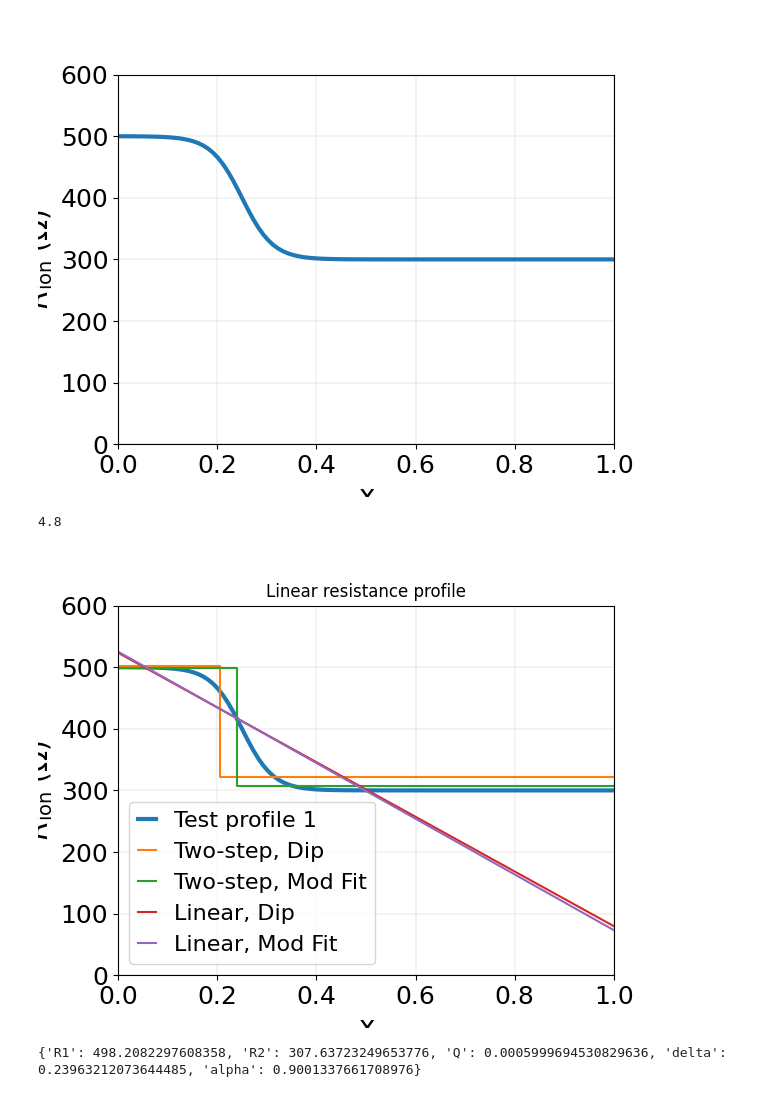
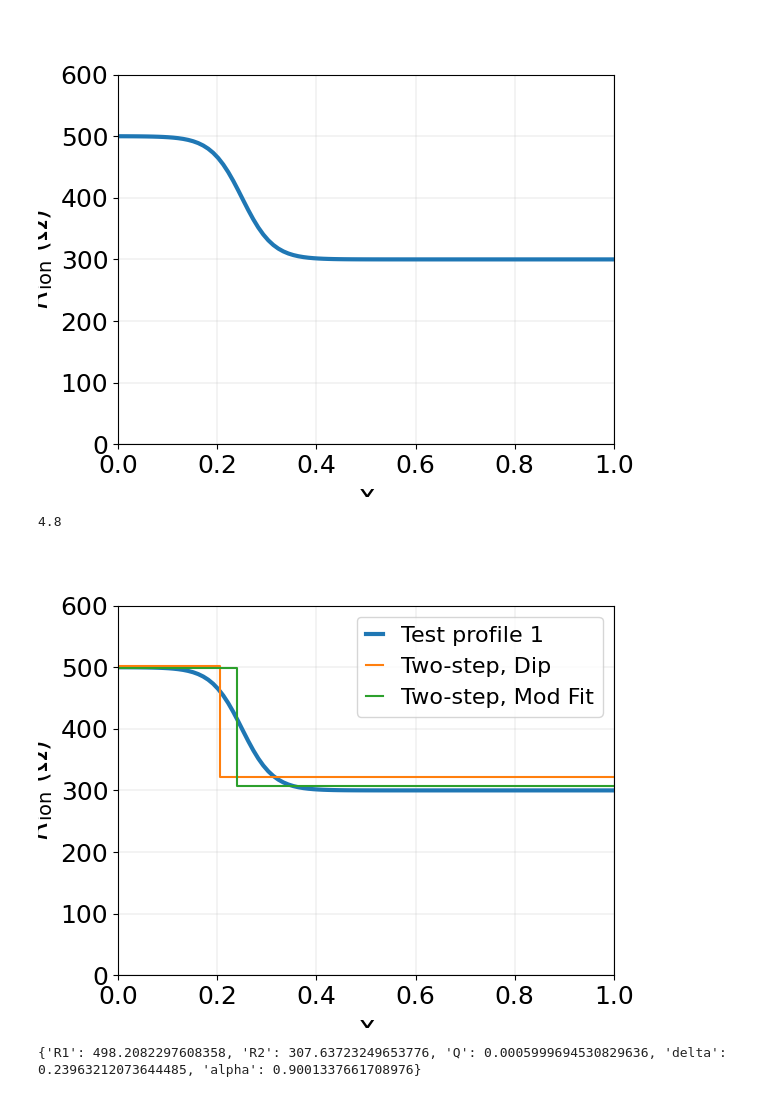
Before and after one commit to Yugal0/fitting-gen-arbitrary-eis, a Jupyter notebook: main_prof_1.ipynb, the cells around one changed output. Saved outputs shown, nothing was run; the diff lists cells and outputs as text; code cells hidden in the pictures.

```diff
--- a/main_prof_1.ipynb
+++ b/main_prof_1.ipynb
@@ -295,44 +295,46 @@ with open(file_path, "r") as file:
     json_data = file.read()
 fit_params_lin=json.loads(json_data)
 # axx.set_title("Linear resistance profile")
-axx.plot([0,1],[R1_lin,R2_lin],label="Linear, Dip")
-axx.plot([0,1],[fit_params_lin["R1"],fit_params_lin["R2"]],label="Linear, Mod Fit")
+# axx.plot([0,1],[R1_lin,R2_lin],label="Linear, Dip")
+# axx.plot([0,1],[fit_params_lin["R1"],fit_params_lin["R2"]],label="Linear, Mod Fit")
 
 def R_ilin(x):
     return 1/(1/R1_ilin+(1/R2_ilin-1/R1_ilin)*x)
 
-def R_ilin(x):
-    return 1/(1/R1_ilin+(1/R2_ilin-1/R1_ilin)*x)
+
 
 file_path = f"ilin_fit_prof1.json"
 with open(file_path, "r") as file:
     json_data = file.read()
 fit_params_ilin=json.loads(json_data)
+
+def R_ilin_fit(x):
+    return 1/(1/fit_params_ilin["R1"]+(1/fit_params_ilin["R2"]-1/fit_params_ilin["R1"])*x)
 # axx.set_title("InLinear resistance profile")
 # axx.plot([0,1],[R1_lin,R2_lin],label="Linear, Dip")
 # axx.plot([0,1],[fit_params_lin["R1"],fit_params_lin["R2"]],label="Linear, Mod Fit")
-axx.plot(x,R_ilin(x),label="Inverse Linear, Dip")
-axx.plot(x,R_ilin(x),label="Inverse Linear, Mod Fit")
+# axx.plot(x,R_ilin(x),label="Inverse Linear, Dip")
+# axx.plot(x,R_ilin_fit(x),label="Inverse Linear, Mod Fit")
 
 # axx.set_xlim(0,)
 axx.set_ylim(0,600)
 axx.set_xlim(0,1)
 axx.tick_params(labelsize=18)
 axx.set_xlabel("x",fontsize=20)
 # axx.set_title("Fitted Elementary Profiles")
 # axx.set_ylabel("$R_{\mathrm{ion},1}$ or $R_{\mathrm{ion},2}\;$($\Omega$)",fontsize=20)
 axx.set_ylabel("$R_{\mathrm{ion}}$$\;$($\Omega$)",fontsize=20)
 axx.legend(fontsize=16,handlelength=0.8)
 axx.grid(linewidth=0.2)
 
 # axx.set_title("Fittde")
 # fig1.savefig("fitted_prof1.png",dpi=500)
 fig1.savefig("figs/modfit_two_lin_prof1.png",dpi=500,bbox_inches="tight")
 fig1.get_figwidth()
 fig1.get_figheight()
 # %% [output]
 4.8
-[figure, old version]
+[figure, new version]
 # %%
 # print(fit_params)
 # fit_params["delta"]
```
Also changed, not shown: parts of 2 cells of this notebook, 6 other files.
